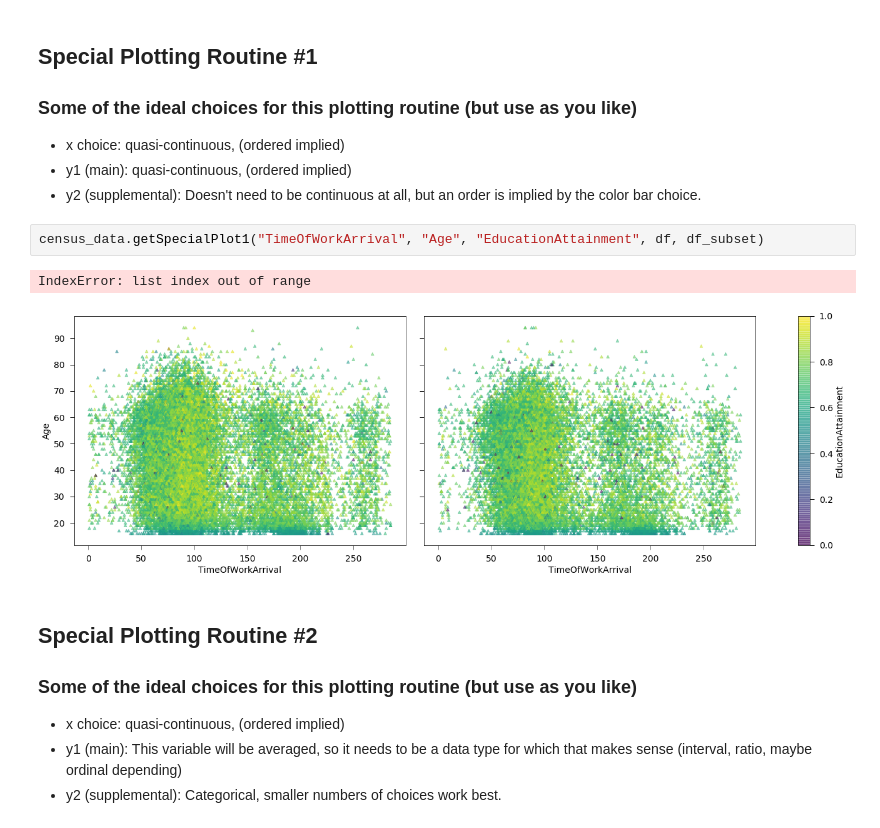
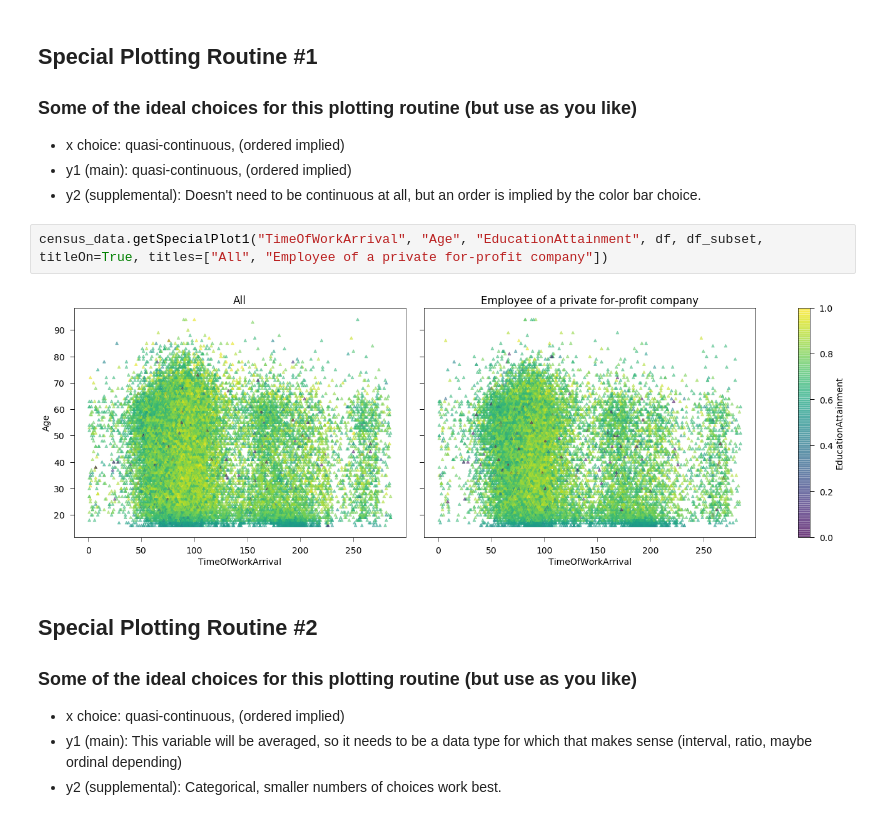
Before and after one commit to MTabbutt/SubGroupExplorerTool_DataViz_CS765, a Jupyter notebook: Tutorial_1_(Full)_USCensus_ACS_2019_Wisconsin.ipynb, the cells around one changed output. Drawn from its saved outputs; the diff is of its cells as text.

```diff
--- a/Tutorial_1_(Full)_USCensus_ACS_2019_Wisconsin.ipynb
+++ b/Tutorial_1_(Full)_USCensus_ACS_2019_Wisconsin.ipynb
@@ -377,10 +377,9 @@ df_subset
 - y1 (main): quasi-continuous, (ordered implied)
 - y2 (supplemental): Doesn't need to be continuous at all, but an order is implied by the color bar choice.
 # %%
-census_data.getSpecialPlot1("TimeOfWorkArrival", "Age", "EducationAttainment", df, df_subset)
+census_data.getSpecialPlot1("TimeOfWorkArrival", "Age", "EducationAttainment", df, df_subset, titleOn=True, titles=["All", "Employee of a private for-profit company"])
 # %% [output]
-IndexError: list index out of range
-[figure, old version]
+[figure, new version]
 # %% [markdown]
 ## Special Plotting Routine #2
 
```
Also changed, not shown: parts of 1 cell of this notebook, 2 other files.
